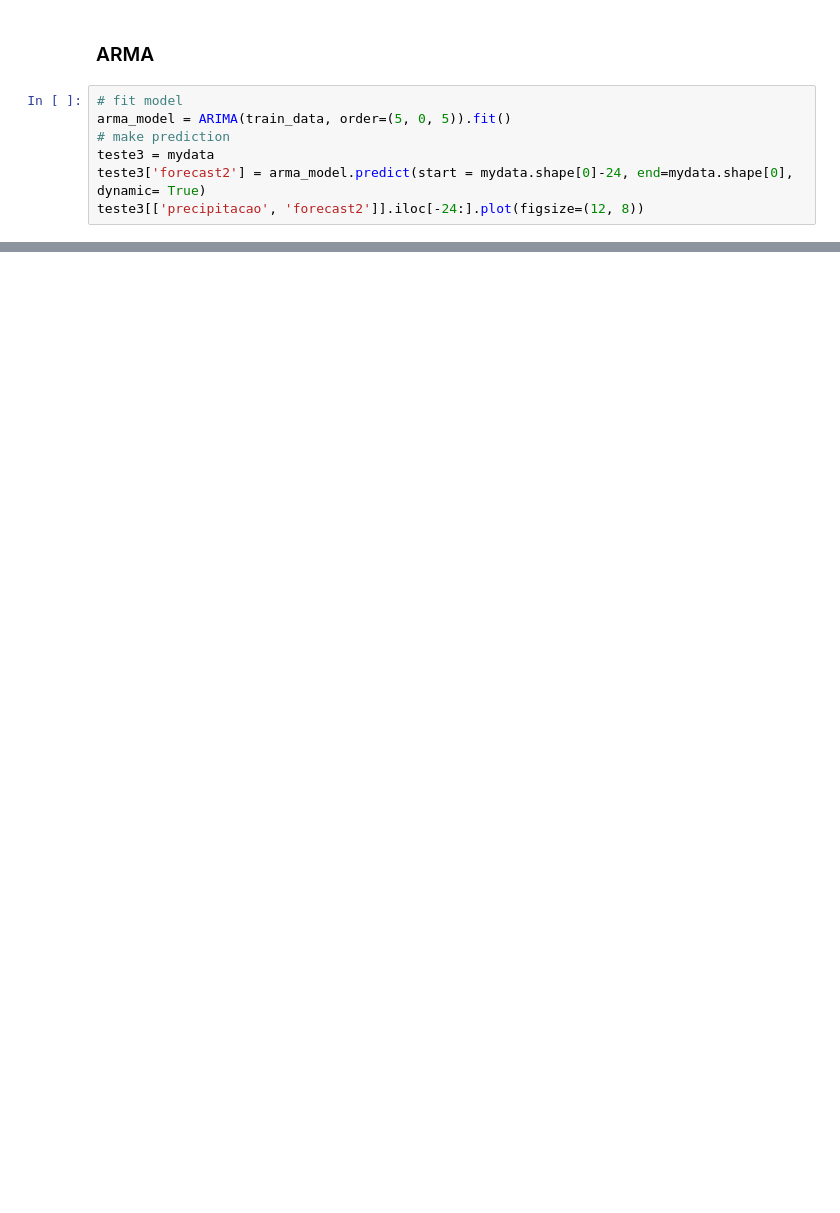
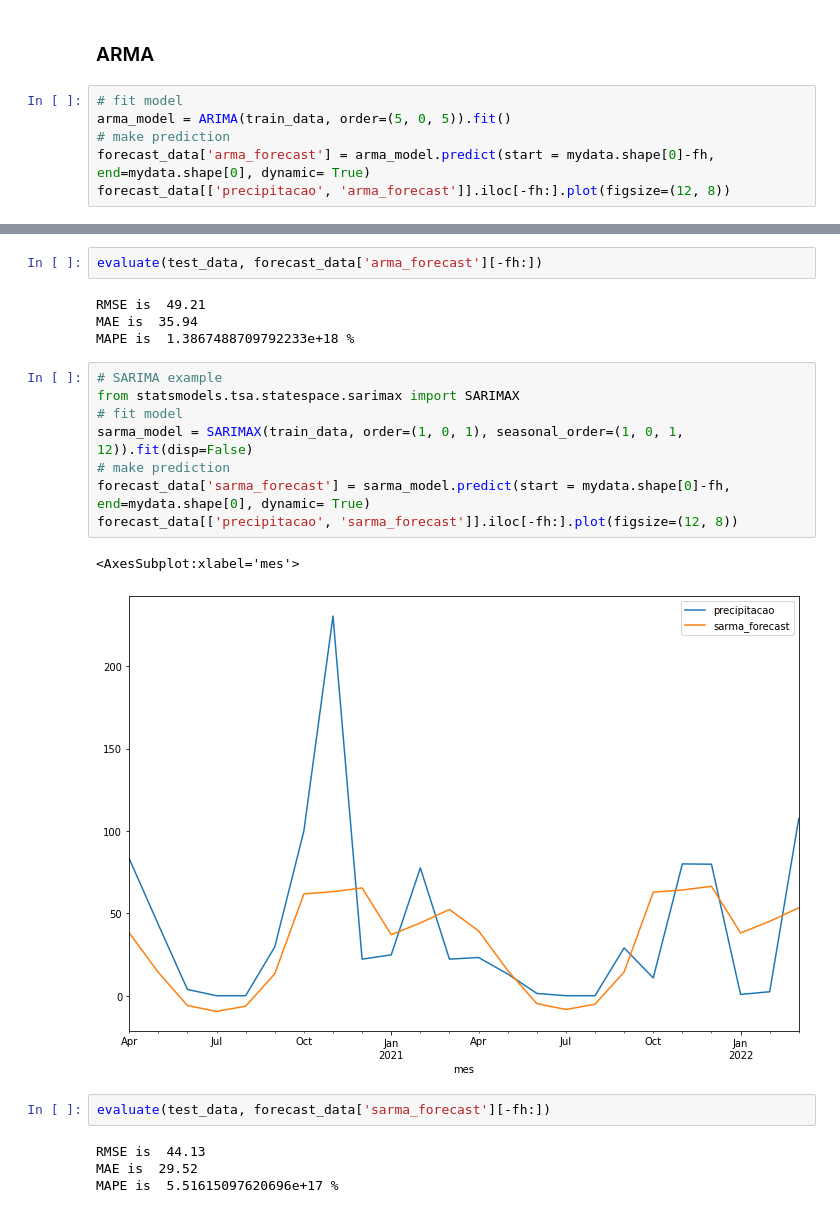
Before and after one commit to ManuelS0usa/TS-Precipitation-Forecast, a Jupyter notebook: ARIMA Models.ipynb, the cells around one changed output, grey strips where cells are left out. Drawn from its saved outputs; the diff is of its cells as text; blank space fills up the shorter version.

```diff
--- a/training.ipynb
+++ b/ARIMA Models.ipynb
@@ -388,8 +395,7 @@ MAPE_MA is  3.504445188235051e+18 %
 # fit model
 arma_model = ARIMA(train_data, order=(5, 0, 5)).fit()
 # make prediction
-teste3 = mydata
-teste3['forecast2'] = arma_model.predict(start = mydata.shape[0]-24, end=mydata.shape[0], dynamic= True)
-teste3[['precipitacao', 'forecast2']].iloc[-24:].plot(figsize=(12, 8))
+forecast_data['arma_forecast'] = arma_model.predict(start = mydata.shape[0]-fh, end=mydata.shape[0], dynamic= True)
+forecast_data[['precipitacao', 'arma_forecast']].iloc[-fh:].plot(figsize=(12, 8))
 # %% [output]
 <AxesSubplot:xlabel='mes'>
@@ -407,0 +423,23 @@ MAPE_ARMA is  1.3867488709792233e+18 %
+# %%
+evaluate(test_data, forecast_data['arma_forecast'][-fh:])
+# %% [output]
+RMSE is  49.21
+MAE is  35.94
+MAPE is  1.3867488709792233e+18 %
+# %%
+# SARIMA example
+from statsmodels.tsa.statespace.sarimax import SARIMAX
+# fit model
+sarma_model = SARIMAX(train_data, order=(1, 0, 1), seasonal_order=(1, 0, 1, 12)).fit(disp=False)
+# make prediction
+forecast_data['sarma_forecast'] = sarma_model.predict(start = mydata.shape[0]-fh, end=mydata.shape[0], dynamic= True)
+forecast_data[['precipitacao', 'sarma_forecast']].iloc[-fh:].plot(figsize=(12, 8))
+# %% [output]
+<AxesSubplot:xlabel='mes'>
+[figure, added]
+# %%
+evaluate(test_data, forecast_data['sarma_forecast'][-fh:])
+# %% [output]
+RMSE is  44.13
+MAE is  29.52
+MAPE is  5.51615097620696e+17 %
```
Also changed, not shown: parts of 25 cells of this notebook.
